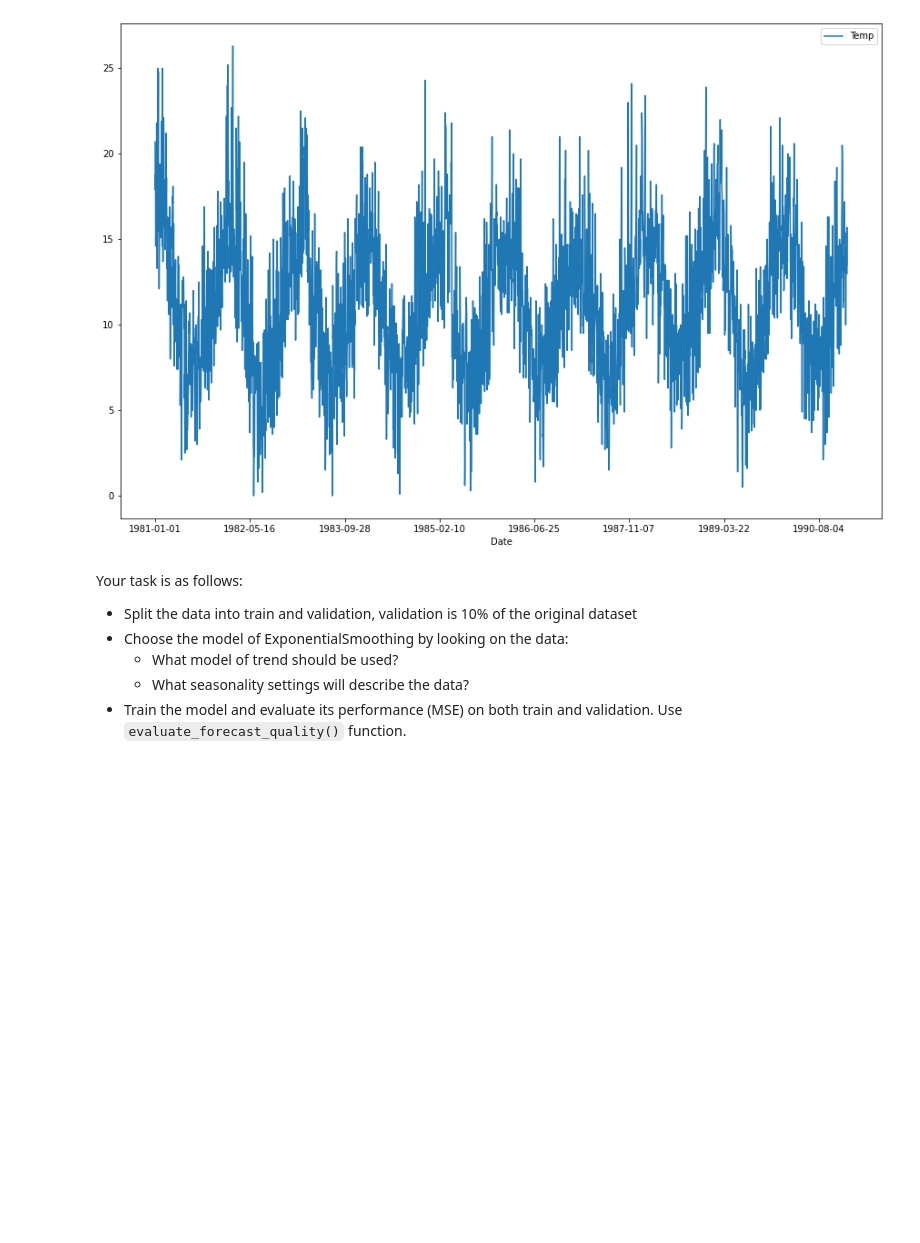
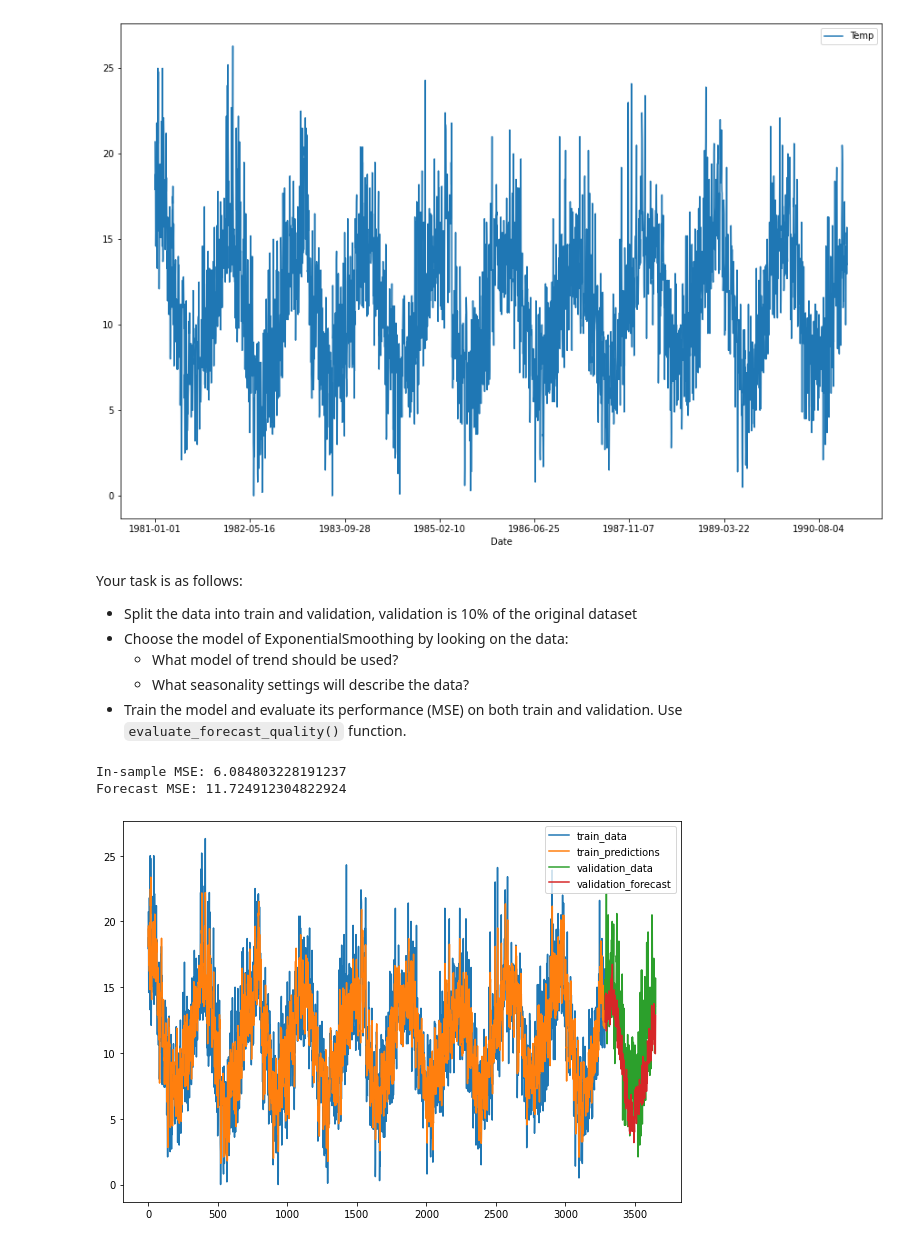
Before and after one commit to mohammadsanaee/ML_in_application, a Jupyter notebook: 12_tsa.ipynb, the cells around one changed output. Cells and saved outputs as stored; diff of their text form; code cells hidden in the pictures; blank space fills up the shorter version.

```diff
--- a/12_tsa.ipynb
+++ b/12_tsa.ipynb
@@ -695,0 +696,15 @@ Your task is as follows:
+# %%
+df_train, df_val = train_test_split(df, test_size=0.1, shuffle=False)
+
+fit_result = ExponentialSmoothing(
+    df_train.Temp,
+    trend="add", seasonal="add",
+    initialization_method='estimated',
+    seasonal_periods=366,
+).fit()
+forecast = fit_result.forecast(df_val.shape[0])
+evaluate_forecast_quality(df_train.Temp, df_val.Temp, fit_result.fittedvalues, forecast)
+# %% [output]
+In-sample MSE: 6.084803228191237
+Forecast MSE: 11.724912304822924
+[figure, added]
```
Also changed, not shown: parts of 4 cells of this notebook.
